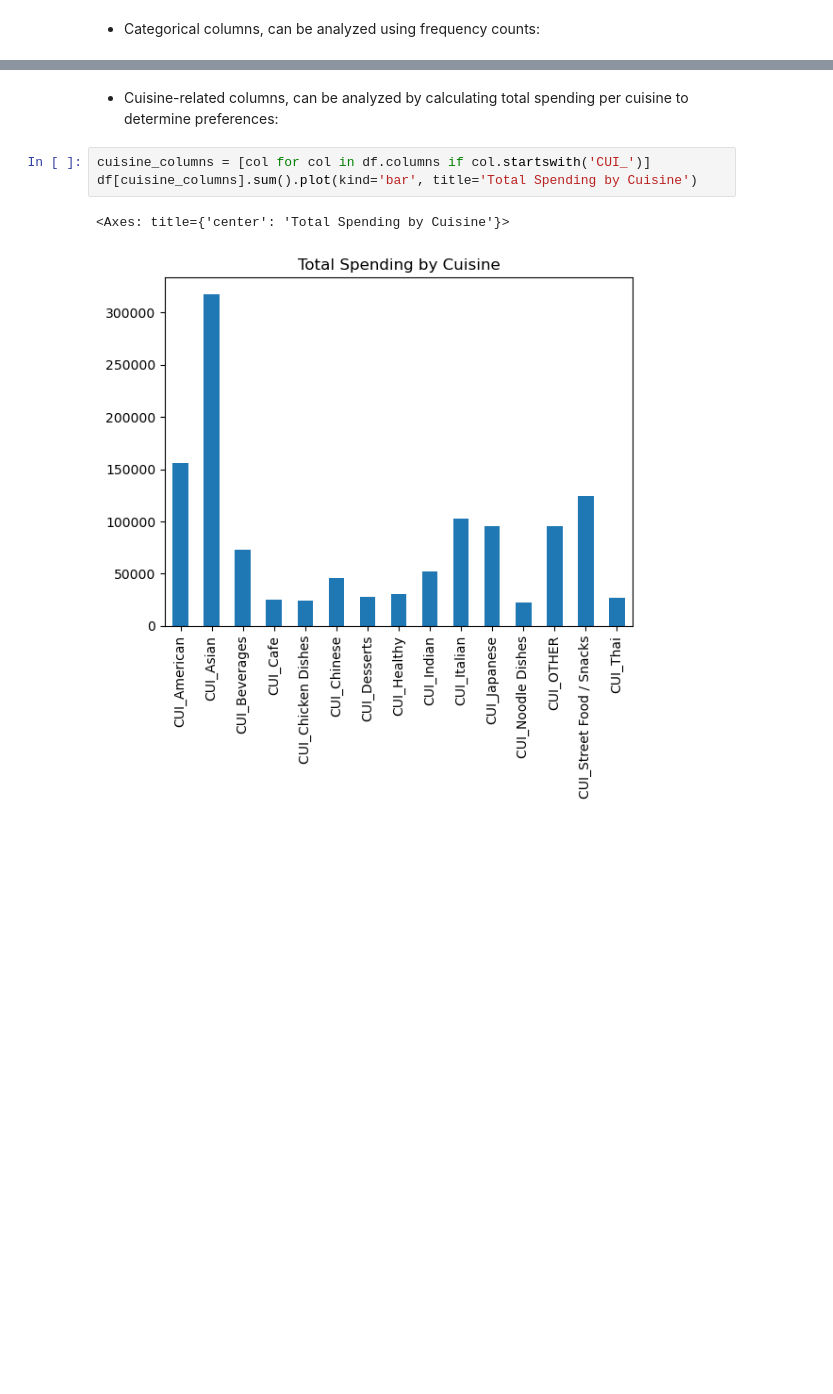
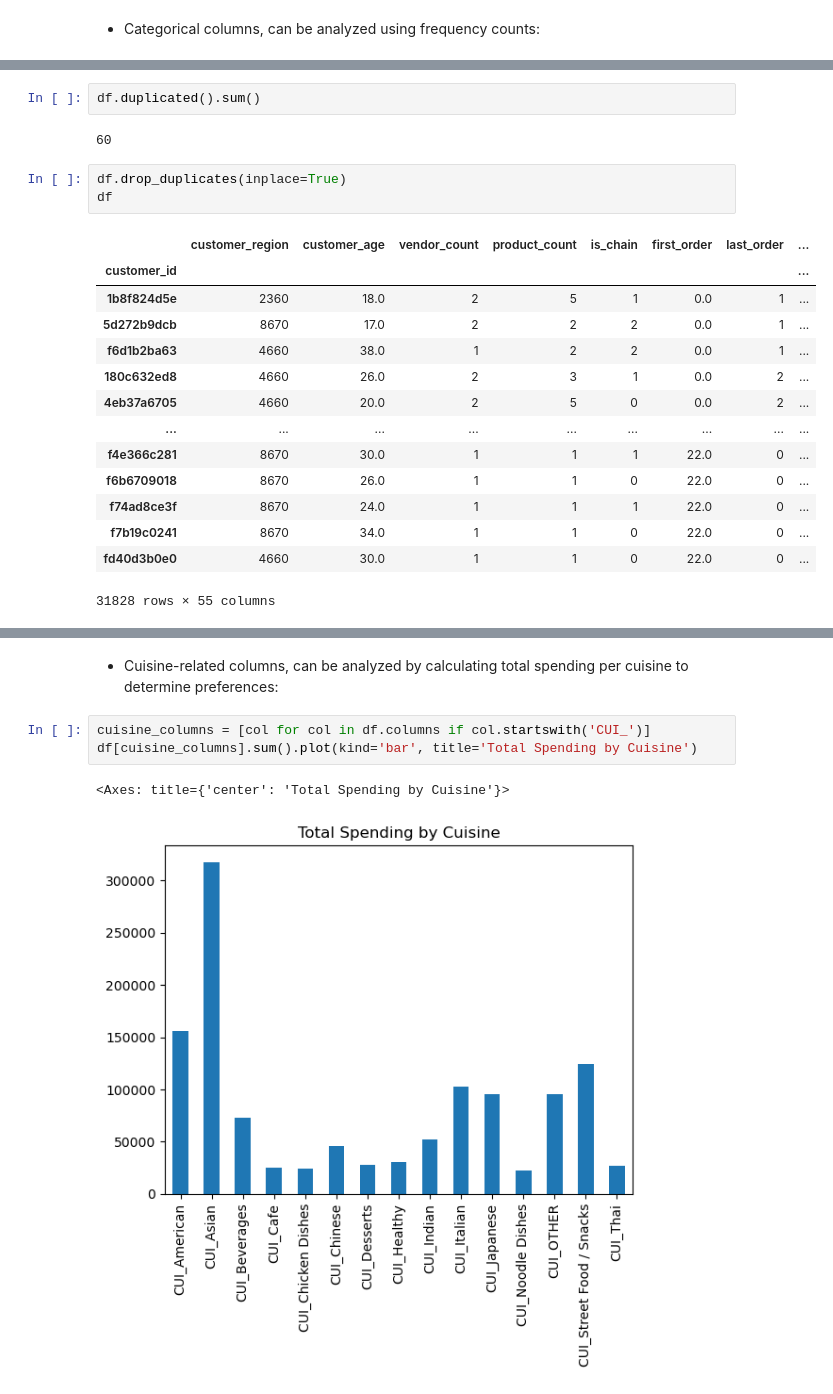
Before and after one commit to afonsosilvax/Data_Mining_NOVA, a Jupyter notebook: DM2425_Part1_99_Bruna.ipynb, the cells around one changed output, grey strips where cells are left out. Cells and saved outputs as stored; diff of their text form; blank space fills up the shorter version.

```diff
--- a/DM2425_Part1_99_Bruna.ipynb
+++ b/DM2425_Part1_99_Bruna.ipynb
@@ -208,0 +248,22 @@ Name: count, dtype: int64
+# %%
+df.duplicated().sum()
+# %% [output]
+60
+# %%
+df.drop_duplicates(inplace=True)
+df
+# %% [output]
+|  | customer_region | customer_age | vendor_count | product_count | is_chain | first_order | last_order | ... |
+| customer_id |  |  |  |  |  |  |  | ... |
+| 1b8f824d5e | 2360 | 18.0 | 2 | 5 | 1 | 0.0 | 1 | ... |
+| 5d272b9dcb | 8670 | 17.0 | 2 | 2 | 2 | 0.0 | 1 | ... |
+| f6d1b2ba63 | 4660 | 38.0 | 1 | 2 | 2 | 0.0 | 1 | ... |
+| 180c632ed8 | 4660 | 26.0 | 2 | 3 | 1 | 0.0 | 2 | ... |
+| 4eb37a6705 | 4660 | 20.0 | 2 | 5 | 0 | 0.0 | 2 | ... |
+| ... | ... | ... | ... | ... | ... | ... | ... | ... |
+| f4e366c281 | 8670 | 30.0 | 1 | 1 | 1 | 22.0 | 0 | ... |
+| f6b6709018 | 8670 | 26.0 | 1 | 1 | 0 | 22.0 | 0 | ... |
+| f74ad8ce3f | 8670 | 24.0 | 1 | 1 | 1 | 22.0 | 0 | ... |
+| f7b19c0241 | 8670 | 34.0 | 1 | 1 | 0 | 22.0 | 0 | ... |
+| fd40d3b0e0 | 4660 | 30.0 | 1 | 1 | 0 | 22.0 | 0 | ... |
+31828 rows × 55 columns
```
Also changed, not shown: parts of 20 cells of this notebook.
